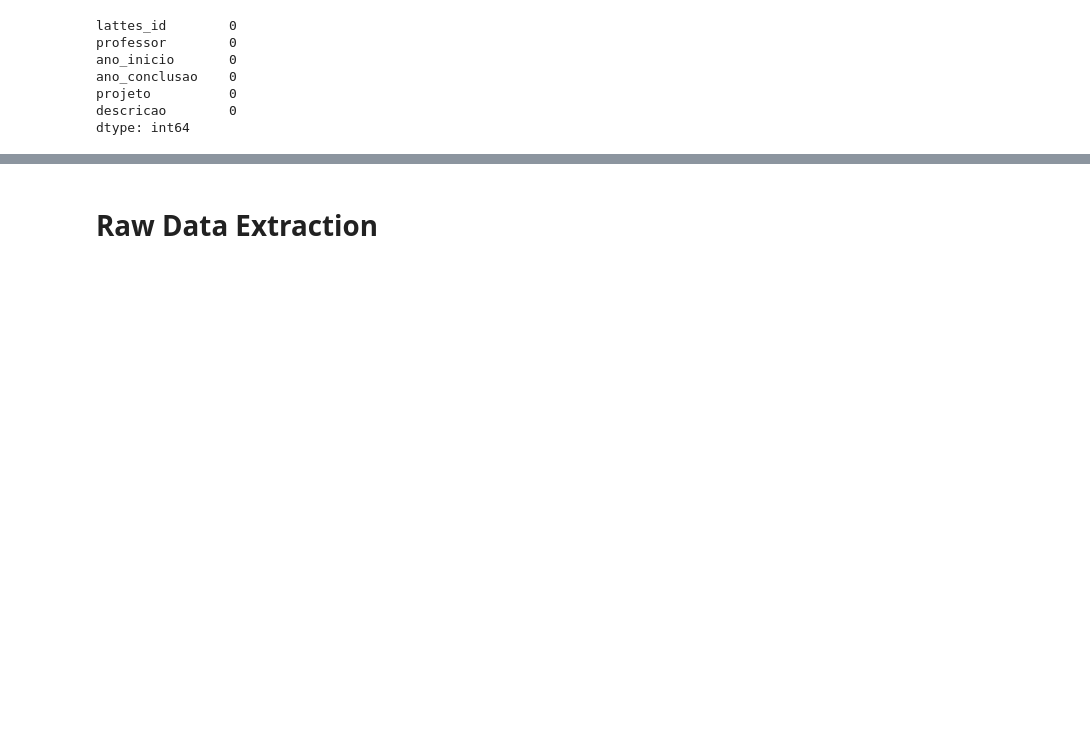
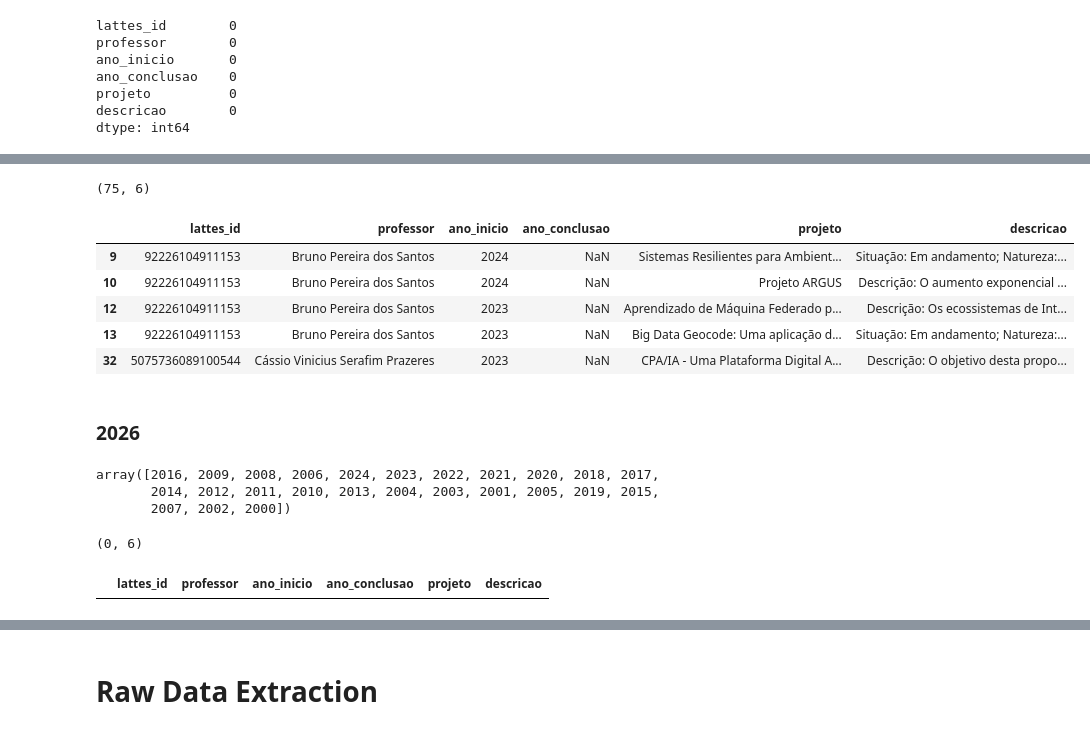
Before and after one commit to fernandanlisboa/analysing_lattes_projects, a Jupyter notebook: extraction.ipynb, the cells around one changed output, grey strips where cells are left out. Saved outputs shown, nothing was run; the diff lists cells and outputs as text; code cells hidden in the pictures; blank space fills up the shorter version.

```diff
--- a/extraction.ipynb
+++ b/extraction.ipynb
@@ -57,0 +92,27 @@ dtype: int64
+# %%
+current = df.loc[df["ano_conclusao"].isna()]
+print(f"{current.shape}\n")
+current.head()
+# %% [output]
+(75, 6)
+|  | lattes_id | professor | ano_inicio | ano_conclusao | projeto | descricao |
+| 9 | 92226104911153 | Bruno Pereira dos Santos | 2024 | NaN | Sistemas Resilientes para Ambient... | Situação: Em andamento; Natureza:... |
+| 10 | 92226104911153 | Bruno Pereira dos Santos | 2024 | NaN | Projeto ARGUS | Descrição: O aumento exponencial ... |
+| 12 | 92226104911153 | Bruno Pereira dos Santos | 2023 | NaN | Aprendizado de Máquina Federado p... | Descrição: Os ecossistemas de Int... |
+| 13 | 92226104911153 | Bruno Pereira dos Santos | 2023 | NaN | Big Data Geocode: Uma aplicação d... | Situação: Em andamento; Natureza:... |
+| 32 | 5075736089100544 | Cássio Vinicius Serafim Prazeres | 2023 | NaN | CPA/IA - Uma Plataforma Digital A... | Descrição: O objetivo desta propo... |
+# %% [markdown]
+### 2026
+# %%
+df["ano_inicio"].unique()
+# %% [output]
+array([2016, 2009, 2008, 2006, 2024, 2023, 2022, 2021, 2020, 2018, 2017,
+       2014, 2012, 2011, 2010, 2013, 2004, 2003, 2001, 2005, 2019, 2015,
+       2007, 2002, 2000])
+# %%
+on_going_df = df.loc[df["ano_inicio"] == 2026]
+print(f"{on_going_df.shape}\n")
+on_going_df.head()
+# %% [output]
+(0, 6)
+|  | lattes_id | professor | ano_inicio | ano_conclusao | projeto | descricao |
```
Also changed, not shown: parts of 43 cells of this notebook, 2 other files.
